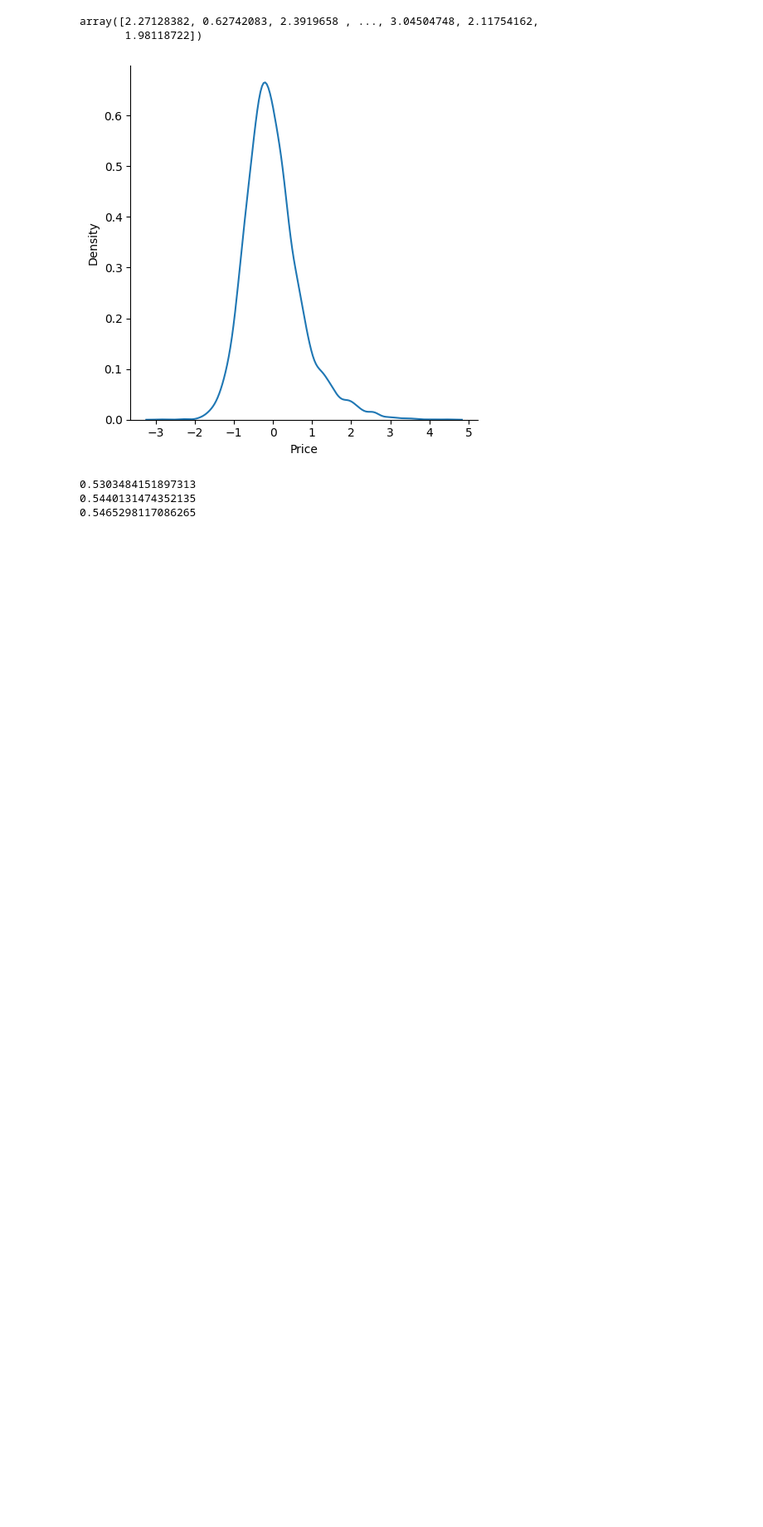
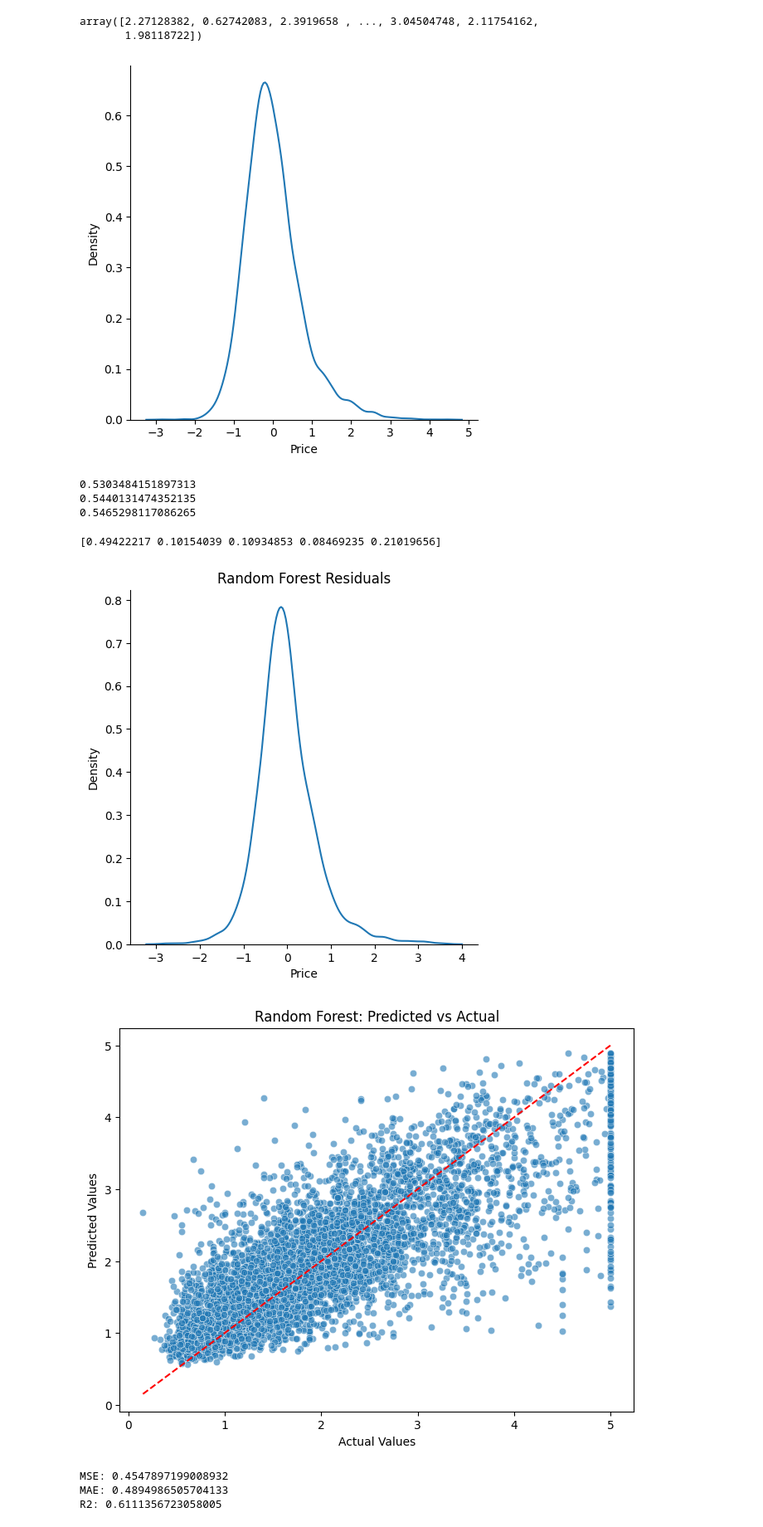
Before and after one commit to haricharnbytes/housing_marketing_analysis, a Jupyter notebook: california.ipynb, the cells around one changed output. Shown at 83% size. Saved outputs shown, nothing was run; the diff lists cells and outputs as text; code cells hidden in the pictures; blank space fills up the shorter version.

```diff
--- a/california.ipynb
+++ b/california.ipynb
@@ -241,3 +241,46 @@ print(r2_score(y_test, reg_pred))
 0.5303484151897313
 0.5440131474352135
 0.5465298117086265
+# %%
+def plot_predicted_vs_actual(y_test, y_pred, title):
+    plt.figure(figsize=(8, 6))
+    sns.scatterplot(x=y_test, y=y_pred, alpha=0.6)
+    plt.plot([y_test.min(), y_test.max()],
+             [y_test.min(), y_test.max()],
+             'r--')
+    plt.xlabel("Actual Values")
+    plt.ylabel("Predicted Values")
+    plt.title(title)
+    plt.show()
+# %%
+rf = RandomForestRegressor(
+    n_estimators=200,
+    random_state=42,
+    n_jobs=-1
+)
+
+rf.fit(x_train_norm, y_train)
+
+print(rf.feature_importances_)
+
+rf_pred = rf.predict(x_test_norm)
+
+# Residuals
+residuals = y_test - rf_pred
+sns.displot(residuals, kind='kde')
+plt.title("Random Forest Residuals")
+plt.show()
+
+# Predicted vs Actual
+plot_predicted_vs_actual(y_test, rf_pred, "Random Forest: Predicted vs Actual")
+
+print("MSE:", mean_squared_error(y_test, rf_pred))
+print("MAE:", mean_absolute_error(y_test, rf_pred))
+print("R2:", r2_score(y_test, rf_pred))
+# %% [output]
+[0.49422217 0.10154039 0.10934853 0.08469235 0.21019656]
+[figure, added]
+[figure, added]
+MSE: 0.4547897199008932
+MAE: 0.4894986505704133
+R2: 0.6111356723058005
```
Also changed, not shown: parts of 2 cells of this notebook.
